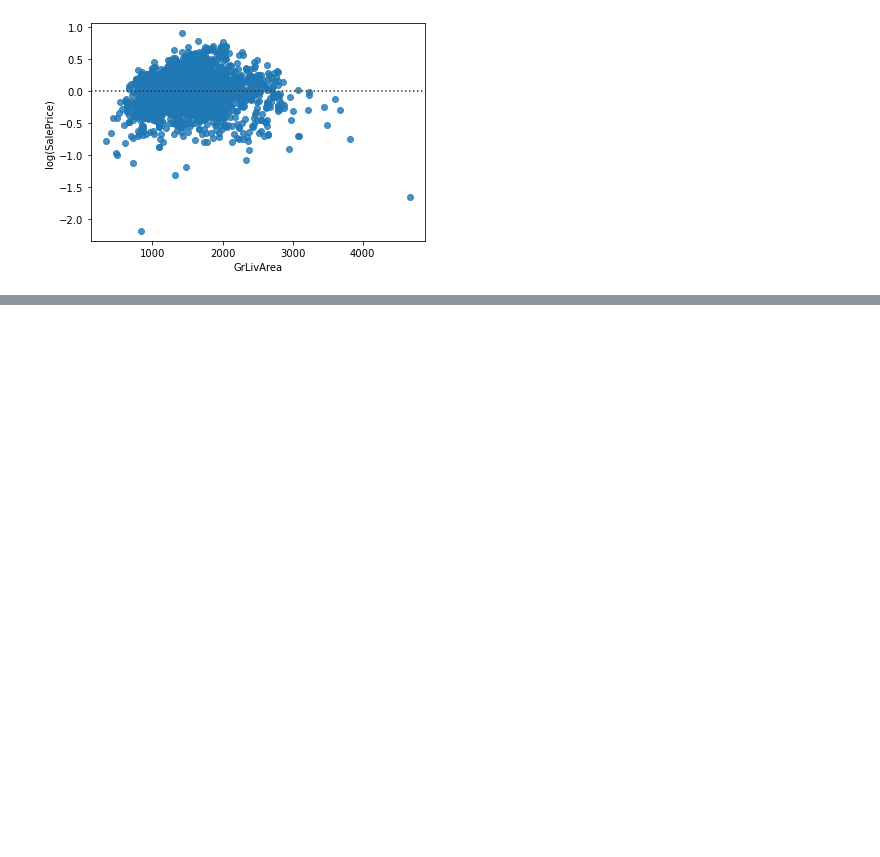
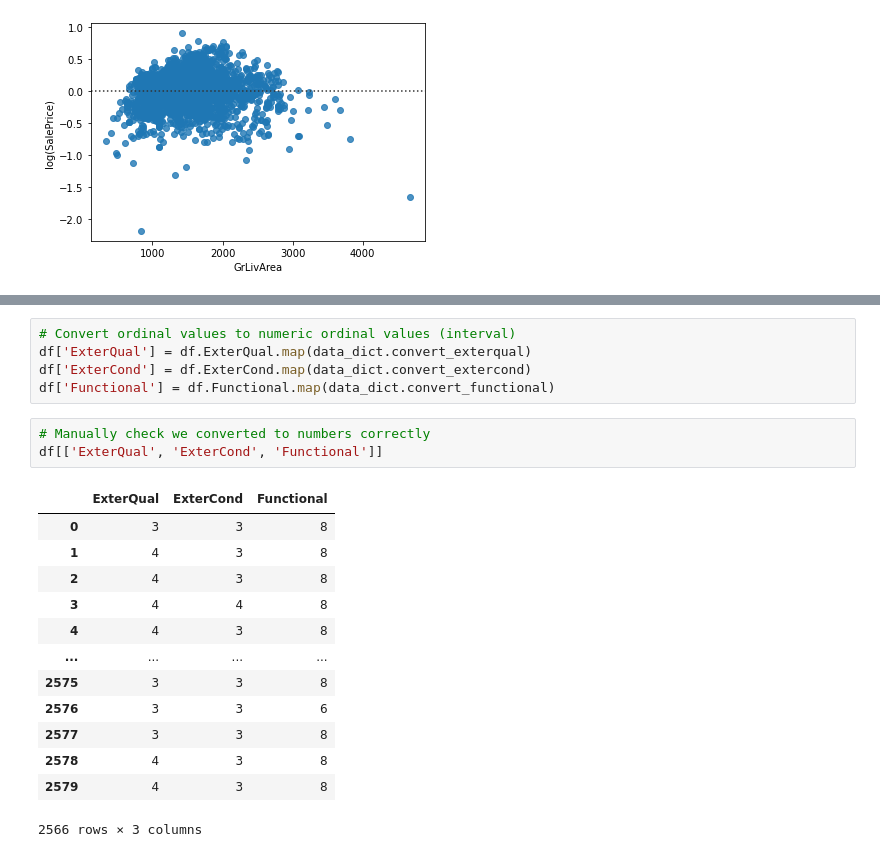
Before and after one commit to rishigoutam/ames-iowa, a Jupyter notebook: rishi/eda.ipynb, the cells around one changed output, grey strips where cells are left out. Drawn from its saved outputs; the diff is of its cells as text; blank space fills up the shorter version.

```diff
--- a/rishi/eda.ipynb
+++ b/rishi/eda.ipynb
@@ -453,0 +465,22 @@ plt.show()
+# %%
+# Convert ordinal values to numeric ordinal values (interval)
+df['ExterQual'] = df.ExterQual.map(data_dict.convert_exterqual)
+df['ExterCond'] = df.ExterCond.map(data_dict.convert_extercond)
+df['Functional'] = df.Functional.map(data_dict.convert_functional)
+# %%
+# Manually check we converted to numbers correctly
+df[['ExterQual', 'ExterCond', 'Functional']]
+# %% [output]
+|  | ExterQual | ExterCond | Functional |
+| 0 | 3 | 3 | 8 |
+| 1 | 4 | 3 | 8 |
+| 2 | 4 | 3 | 8 |
+| 3 | 4 | 4 | 8 |
+| 4 | 4 | 3 | 8 |
+| ... | ... | ... | ... |
+| 2575 | 3 | 3 | 8 |
+| 2576 | 3 | 3 | 6 |
+| 2577 | 3 | 3 | 8 |
+| 2578 | 4 | 3 | 8 |
+| 2579 | 4 | 3 | 8 |
+2566 rows × 3 columns
```
Also changed, not shown: parts of 14 cells of this notebook, 1 other file.
